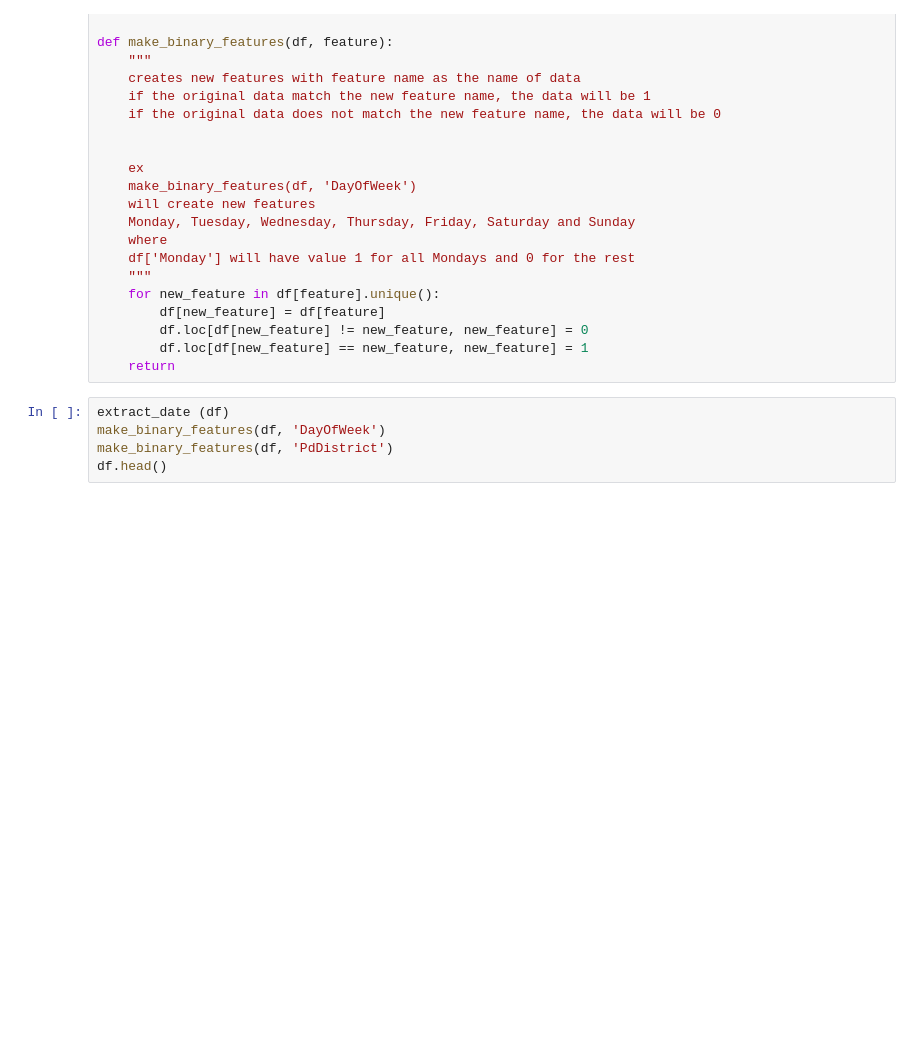
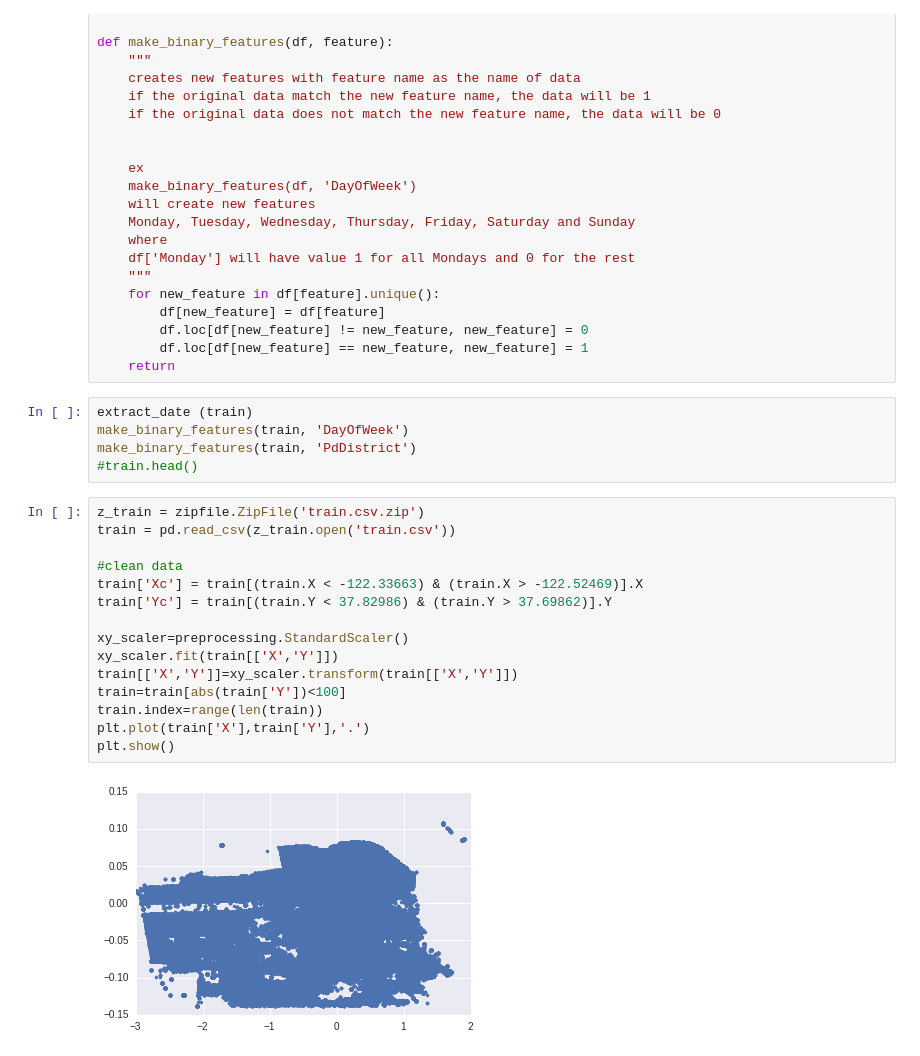
Before and after one commit to paulruvolo/DataScience16CYOA, a Jupyter notebook: DataExploration.ipynb, the cells around one changed output. Saved outputs shown, nothing was run; the diff lists cells and outputs as text; blank space fills up the shorter version.

```diff
--- a/DataExploration.ipynb
+++ b/DataExploration.ipynb
@@ -151,7 +115,24 @@ def make_binary_features(df, feature):
         df.loc[df[new_feature] == new_feature, new_feature] = 1
     return
 # %%
-extract_date (df)
-make_binary_features(df, 'DayOfWeek')
-make_binary_features(df, 'PdDistrict')
-df.head()
+extract_date (train)
+make_binary_features(train, 'DayOfWeek')
+make_binary_features(train, 'PdDistrict')
+#train.head()
+# %%
+z_train = zipfile.ZipFile('train.csv.zip')
+train = pd.read_csv(z_train.open('train.csv'))
+
+#clean data
+train['Xc'] = train[(train.X < -122.33663) & (train.X > -122.52469)].X
+train['Yc'] = train[(train.Y < 37.82986) & (train.Y > 37.69862)].Y
+
+xy_scaler=preprocessing.StandardScaler()
+xy_scaler.fit(train[['X','Y']])
+train[['X','Y']]=xy_scaler.transform(train[['X','Y']])
+train=train[abs(train['Y'])<100]
+train.index=range(len(train))
+plt.plot(train['X'],train['Y'],'.')
+plt.show()
+# %% [output]
+[figure, added]
```
Also changed, not shown: parts of 11 cells of this notebook.
